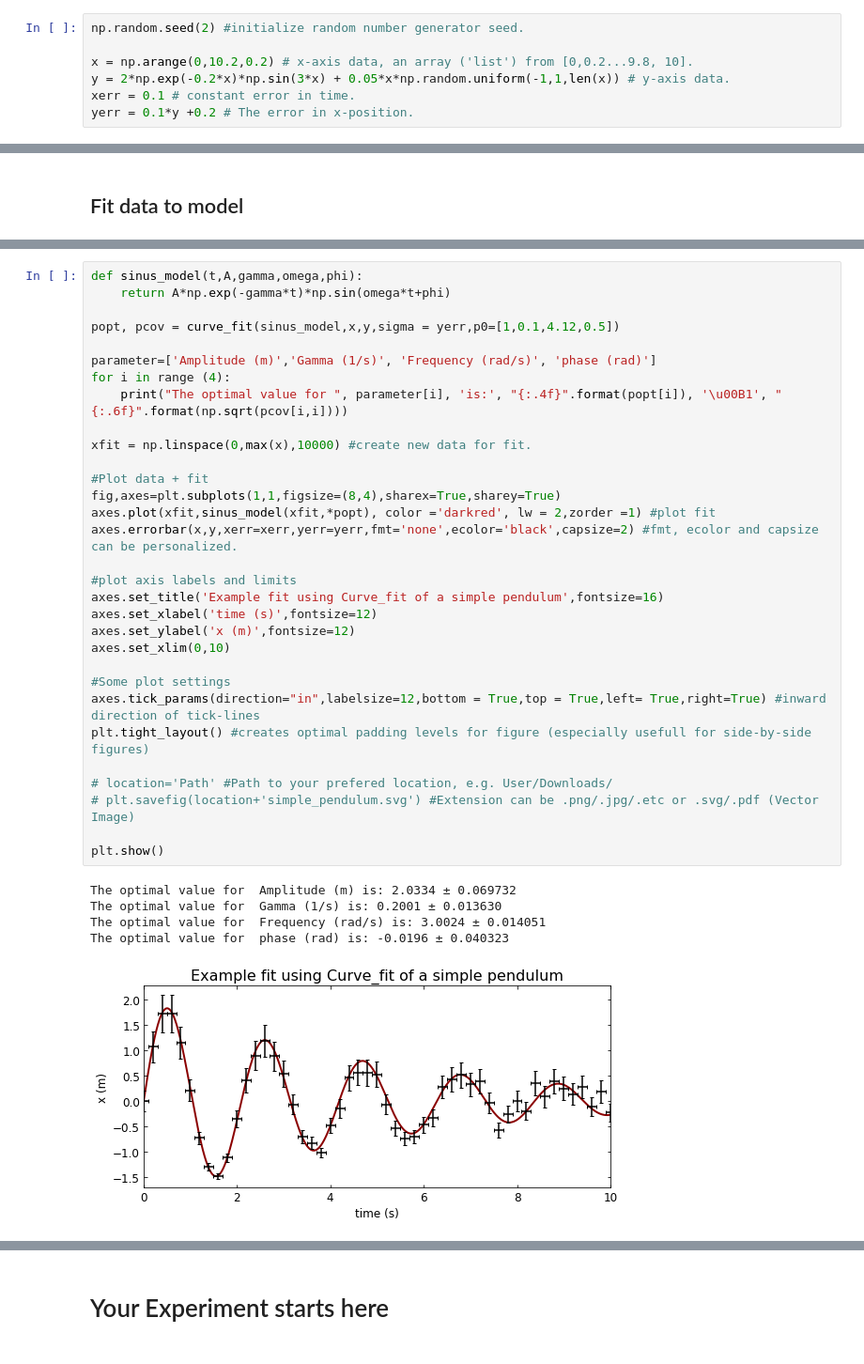
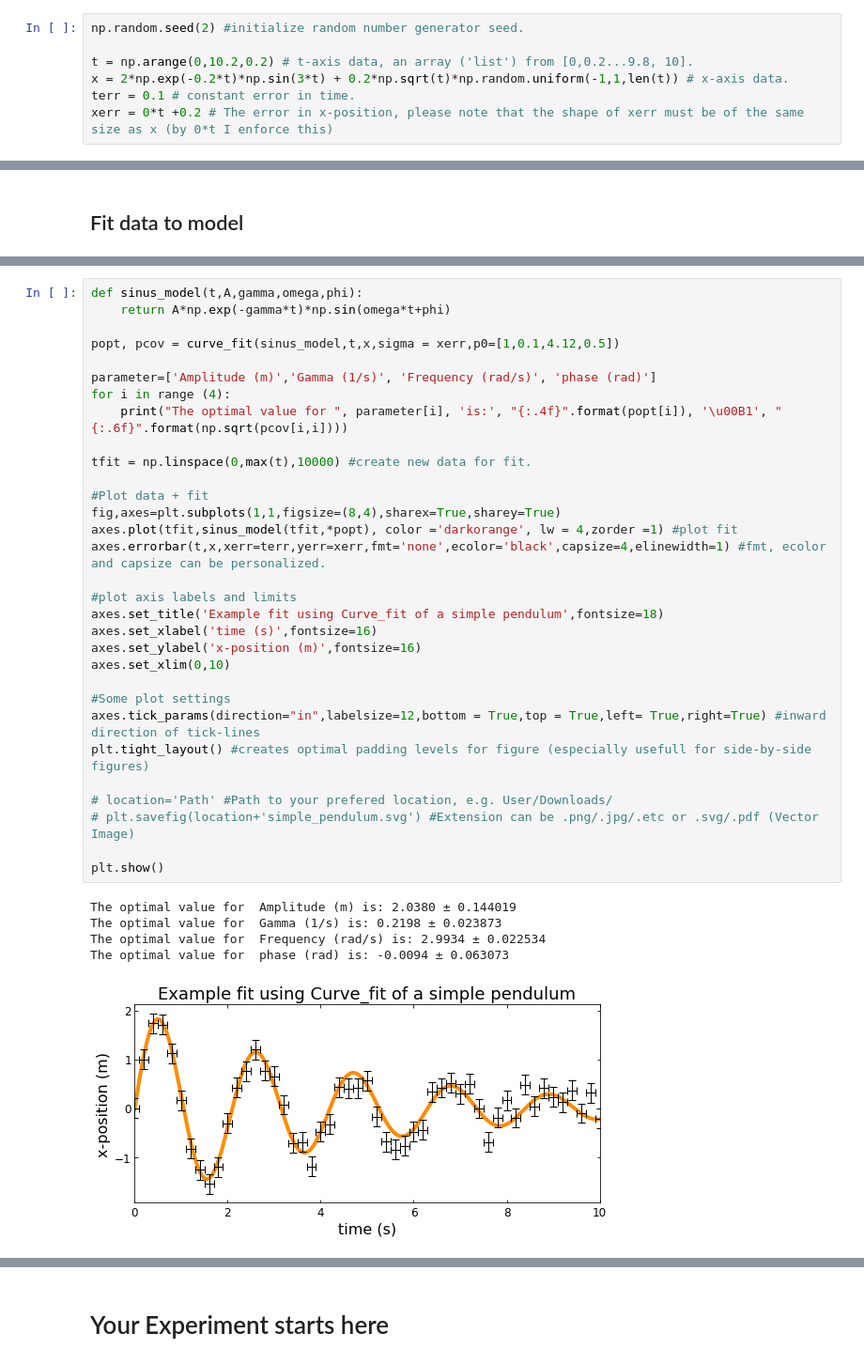
Before and after one commit to JBusink/Curve-Fit, a Jupyter notebook: curve_fit_CI.ipynb, the cells around one changed output, grey strips where cells are left out. Shown at 94% size. Saved outputs shown, nothing was run; the diff lists cells and outputs as text.

```diff
--- a/curve_fit_CI.ipynb
+++ b/curve_fit_CI.ipynb
@@ -54,7 +69,7 @@ Note that I define my dataset as x-and y-coordinates, but for a physical pendulu
 # %%
 np.random.seed(2) #initialize random number generator seed.
 
-x = np.arange(0,10.2,0.2) # x-axis data, an array ('list') from [0,0.2...9.8, 10].
-y = 2*np.exp(-0.2*x)*np.sin(3*x) + 0.05*x*np.random.uniform(-1,1,len(x)) # y-axis data.
-xerr = 0.1 # constant error in time.
-yerr = 0.1*y +0.2 # The error in x-position.
+t = np.arange(0,10.2,0.2) # t-axis data, an array ('list') from [0,0.2...9.8, 10].
+x = 2*np.exp(-0.2*t)*np.sin(3*t) + 0.2*np.sqrt(t)*np.random.uniform(-1,1,len(t)) # x-axis data.
+terr = 0.1 # constant error in time.
+xerr = 0*t +0.2 # The error in x-position, please note that the shape of xerr must be of the same size as x (by 0*t I enforce this)
@@ -121,37 +137,37 @@ One can import .svg picture in e.g. inkscape, powerpoint or adobe photoshop to m
 # %%
 def sinus_model(t,A,gamma,omega,phi):
     return A*np.exp(-gamma*t)*np.sin(omega*t+phi)
 
-popt, pcov = curve_fit(sinus_model,x,y,sigma = yerr,p0=[1,0.1,4.12,0.5])
+popt, pcov = curve_fit(sinus_model,t,x,sigma = xerr,p0=[1,0.1,4.12,0.5])
 
 parameter=['Amplitude (m)','Gamma (1/s)', 'Frequency (rad/s)', 'phase (rad)']
 for i in range (4):
     print("The optimal value for ", parameter[i], 'is:', "{:.4f}".format(popt[i]), '\u00B1', "{:.6f}".format(np.sqrt(pcov[i,i])))
 
-xfit = np.linspace(0,max(x),10000) #create new data for fit.
+tfit = np.linspace(0,max(t),10000) #create new data for fit.
 
 #Plot data + fit
 fig,axes=plt.subplots(1,1,figsize=(8,4),sharex=True,sharey=True)
-axes.plot(xfit,sinus_model(xfit,*popt), color ='darkred', lw = 2,zorder =1) #plot fit
-axes.errorbar(x,y,xerr=xerr,yerr=yerr,fmt='none',ecolor='black',capsize=2) #fmt, ecolor and capsize can be personalized.
+axes.plot(tfit,sinus_model(tfit,*popt), color ='darkorange', lw = 4,zorder =1) #plot fit
+axes.errorbar(t,x,xerr=terr,yerr=xerr,fmt='none',ecolor='black',capsize=4,elinewidth=1) #fmt, ecolor and capsize can be personalized.
 
 #plot axis labels and limits
-axes.set_title('Example fit using Curve_fit of a simple pendulum',fontsize=16)
-axes.set_xlabel('time (s)',fontsize=12)
-axes.set_ylabel('x (m)',fontsize=12)
+axes.set_title('Example fit using Curve_fit of a simple pendulum',fontsize=18)
+axes.set_xlabel('time (s)',fontsize=16)
+axes.set_ylabel('x-position (m)',fontsize=16)
 axes.set_xlim(0,10)
 
 #Some plot settings
 axes.tick_params(direction="in",labelsize=12,bottom = True,top = True,left= True,right=True) #inward direction of tick-lines
 plt.tight_layout() #creates optimal padding levels for figure (especially usefull for side-by-side figures)
 
 # location='Path' #Path to your prefered location, e.g. User/Downloads/
 # plt.savefig(location+'simple_pendulum.svg') #Extension can be .png/.jpg/.etc or .svg/.pdf (Vector Image)
 
 plt.show()
 # %% [output]
-The optimal value for  Amplitude (m) is: 2.0334 ± 0.069732
-The optimal value for  Gamma (1/s) is: 0.2001 ± 0.013630
-The optimal value for  Frequency (rad/s) is: 3.0024 ± 0.014051
-The optimal value for  phase (rad) is: -0.0196 ± 0.040323
+The optimal value for  Amplitude (m) is: 2.0380 ± 0.144019
+The optimal value for  Gamma (1/s) is: 0.2198 ± 0.023873
+The optimal value for  Frequency (rad/s) is: 2.9934 ± 0.022534
+The optimal value for  phase (rad) is: -0.0094 ± 0.063073
-[figure, old version]
+[figure, new version]
```
Also changed, not shown: parts of 25 cells of this notebook, 1 other file.
